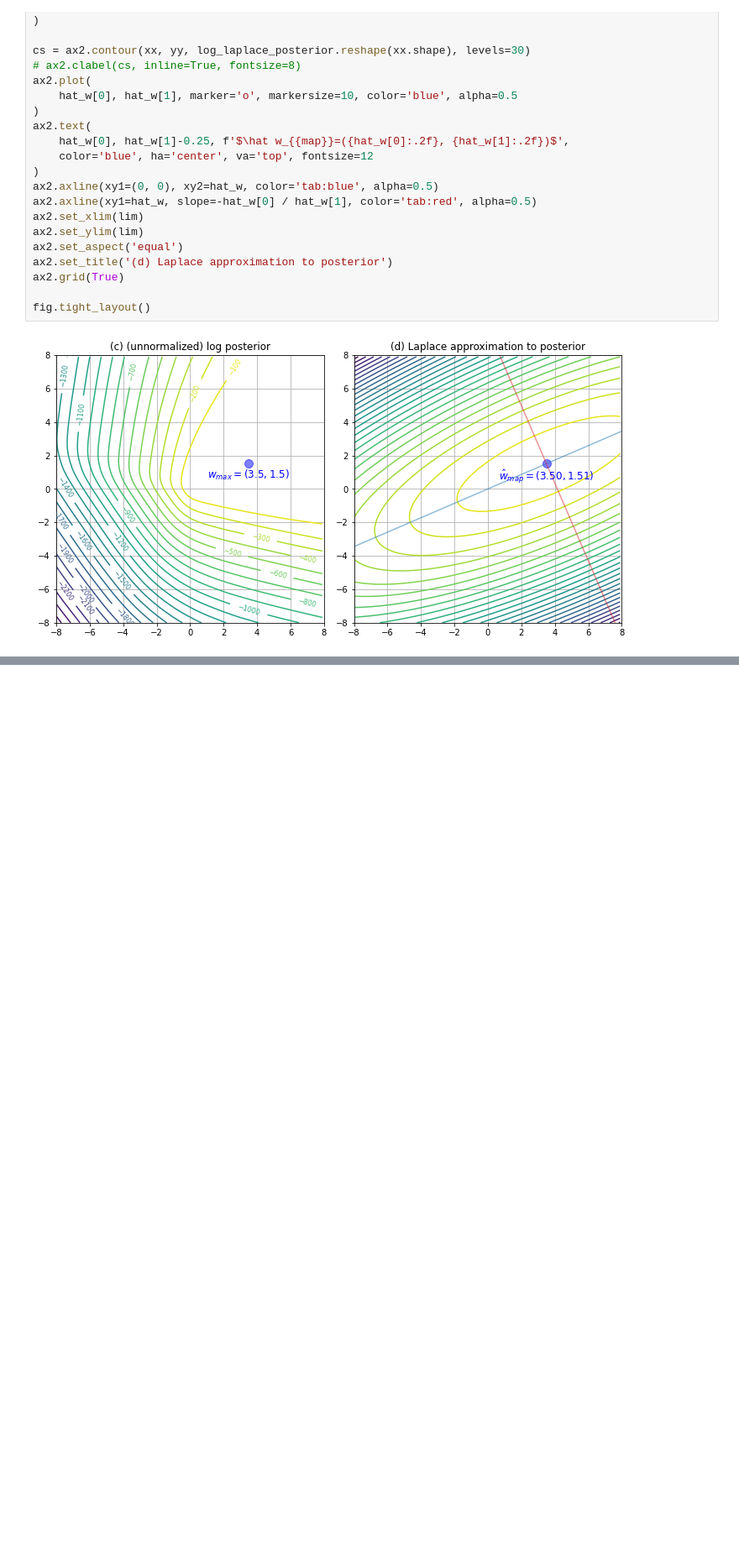
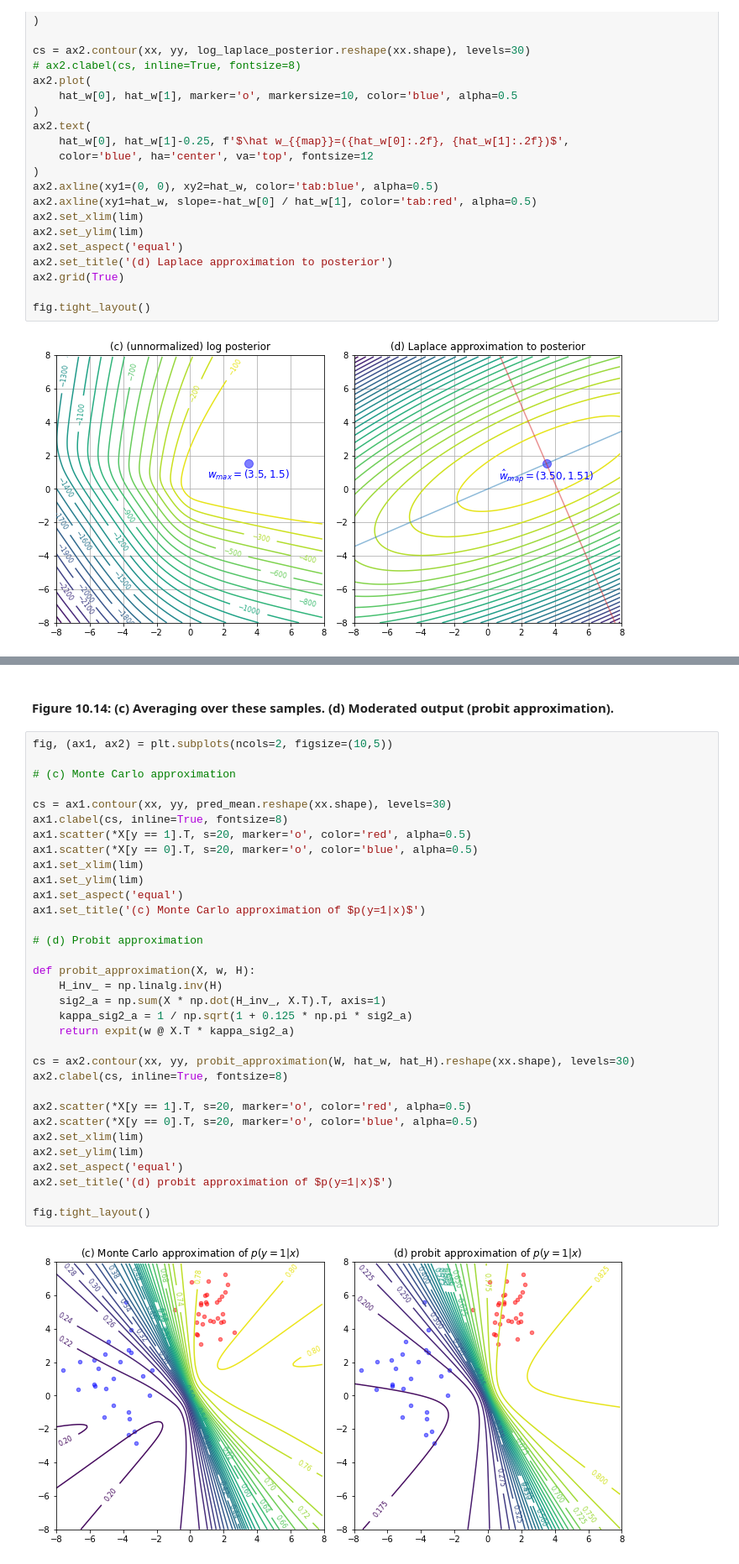
Before and after one commit to chofchof/probml, a Jupyter notebook: notebooks/book1/10/logreg_laplace_demo.ipynb, the cells around one changed output, grey strips where cells are left out. Shown at 84% size. Drawn from its saved outputs; the diff is of its cells as text; blank space fills up the shorter version.

```diff
--- a/notebooks/book1/10/logreg_laplace_demo.ipynb
+++ b/notebooks/book1/10/logreg_laplace_demo.ipynb
@@ -178,0 +219,37 @@ fig.tight_layout()
+# %% [markdown]
+#### Figure 10.14: (c) Averaging over these samples. (d) Moderated output (probit approximation).
+# %%
+fig, (ax1, ax2) = plt.subplots(ncols=2, figsize=(10,5))
+
+# (c) Monte Carlo approximation
+
+cs = ax1.contour(xx, yy, pred_mean.reshape(xx.shape), levels=30)
+ax1.clabel(cs, inline=True, fontsize=8)
+ax1.scatter(*X[y == 1].T, s=20, marker='o', color='red', alpha=0.5)
+ax1.scatter(*X[y == 0].T, s=20, marker='o', color='blue', alpha=0.5)
+ax1.set_xlim(lim)
+ax1.set_ylim(lim)
+ax1.set_aspect('equal')
+ax1.set_title('(c) Monte Carlo approximation of $p(y=1|x)$')
+
+# (d) Probit approximation
+
+def probit_approximation(X, w, H):
+    H_inv_ = np.linalg.inv(H)
+    sig2_a = np.sum(X * np.dot(H_inv_, X.T).T, axis=1)
+    kappa_sig2_a = 1 / np.sqrt(1 + 0.125 * np.pi * sig2_a)
+    return expit(w @ X.T * kappa_sig2_a)
+
+cs = ax2.contour(xx, yy, probit_approximation(W, hat_w, hat_H).reshape(xx.shape), levels=30)
+ax2.clabel(cs, inline=True, fontsize=8)
+
+ax2.scatter(*X[y == 1].T, s=20, marker='o', color='red', alpha=0.5)
+ax2.scatter(*X[y == 0].T, s=20, marker='o', color='blue', alpha=0.5)
+ax2.set_xlim(lim)
+ax2.set_ylim(lim)
+ax2.set_aspect('equal')
+ax2.set_title('(d) probit approximation of $p(y=1|x)$')
+
+fig.tight_layout()
+# %% [output]
+[figure, added]
```
Also changed, not shown: parts of 2 cells of this notebook, 4 other files.
